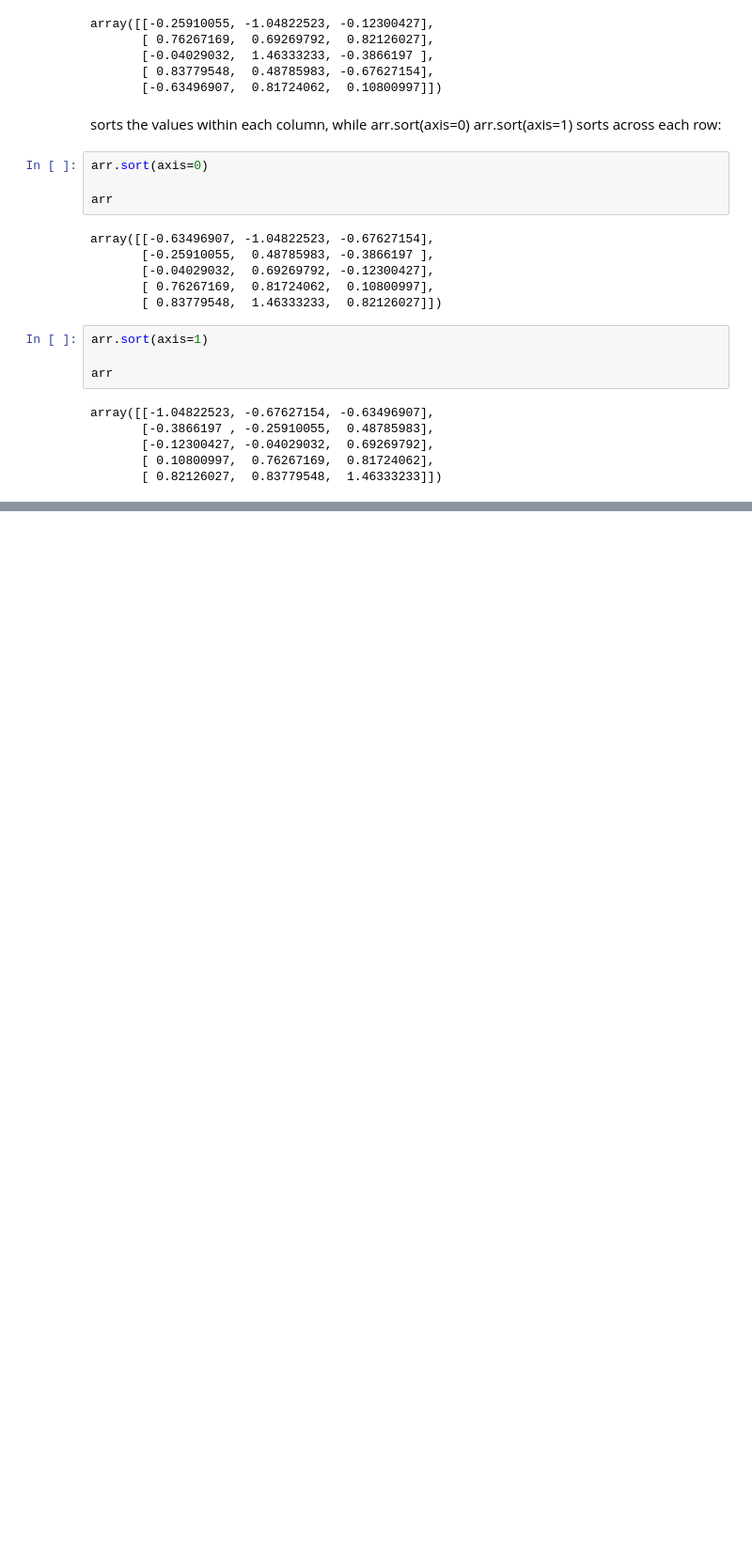
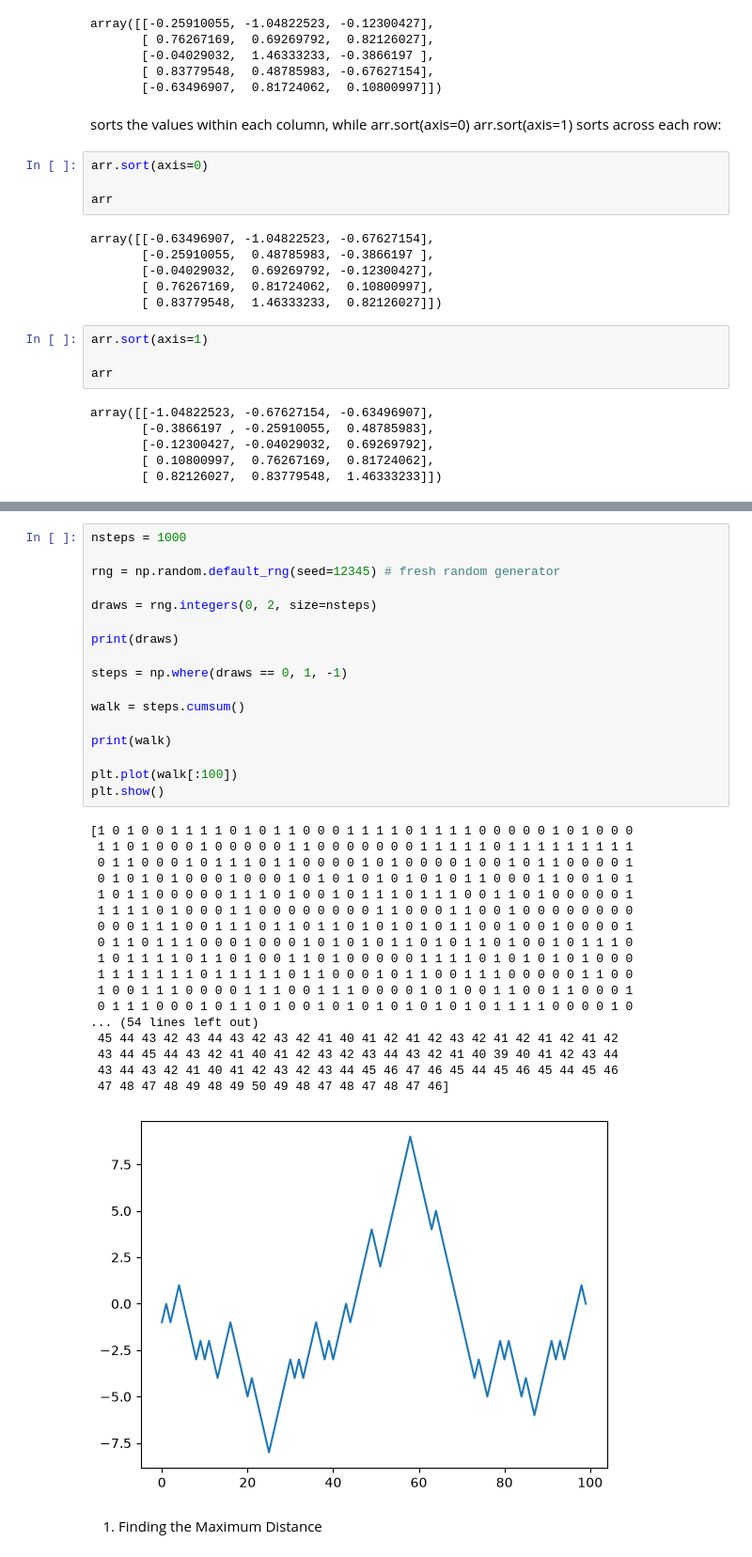
Before and after one commit to navneet-srivastava/python-data-analysis, a Jupyter notebook: pseudorandom_number_generation.ipynb, the cells around one changed output, grey strips where cells are left out. Shown at 94% size. Drawn from its saved outputs; the diff is of its cells as text; blank space fills up the shorter version.

```diff
--- a/pseudorandom_number_generation.ipynb
+++ b/pseudorandom_number_generation.ipynb
@@ -453,0 +524,38 @@ array([[-1.04822523, -0.67627154, -0.63496907],
+# %%
+nsteps = 1000
+
+rng = np.random.default_rng(seed=12345) # fresh random generator
+
+draws = rng.integers(0, 2, size=nsteps)
+
+print(draws)
+
+steps = np.where(draws == 0, 1, -1)
+
+walk = steps.cumsum()
+
+print(walk)
+
+plt.plot(walk[:100])
+plt.show()
+# %% [output]
+[1 0 1 0 0 1 1 1 1 0 1 0 1 1 0 0 0 1 1 1 1 0 1 1 1 1 0 0 0 0 0 1 0 1 0 0 0
+ 1 1 0 1 0 0 0 1 0 0 0 0 0 1 1 0 0 0 0 0 0 0 1 1 1 1 1 0 1 1 1 1 1 1 1 1 1
+ 0 1 1 0 0 0 1 0 1 1 1 0 1 1 0 0 0 0 1 0 1 0 0 0 0 1 0 0 1 0 1 1 0 0 0 0 1
+ 0 1 0 1 0 1 0 0 0 1 0 0 0 1 0 1 0 1 0 1 0 1 0 1 0 1 1 0 0 0 1 1 0 0 1 0 1
+ 1 0 1 1 0 0 0 0 0 1 1 1 0 1 0 0 1 0 1 1 1 0 1 1 1 0 0 1 1 0 1 0 0 0 0 0 1
+ 1 1 1 1 0 1 0 0 0 1 1 0 0 0 0 0 0 0 0 1 1 0 0 0 1 1 0 0 1 0 0 0 0 0 0 0 0
+ 0 0 0 1 1 1 0 0 1 1 1 0 1 1 0 1 1 0 1 0 1 0 1 0 1 1 0 0 1 0 0 1 0 0 0 0 1
+ 0 1 1 0 1 1 1 0 0 0 1 0 0 0 1 0 1 0 1 0 1 1 0 1 0 1 1 0 1 0 0 1 0 1 1 1 0
+ 1 0 1 1 1 1 0 1 1 0 1 0 0 1 1 0 1 0 0 0 0 0 1 1 1 1 0 1 0 1 0 1 0 1 0 0 0
+ 1 1 1 1 1 1 1 0 1 1 1 1 1 0 1 1 0 0 0 1 0 1 1 0 0 1 1 1 0 0 0 0 0 1 1 0 0
+ 1 0 0 1 1 1 0 0 0 0 1 1 1 0 0 1 1 1 0 0 0 0 1 0 1 0 0 1 1 0 0 1 1 0 0 0 1
+ 0 1 1 1 0 0 0 1 0 1 1 0 1 0 0 1 0 1 0 1 0 1 0 1 0 1 0 1 1 1 1 0 0 0 0 1 0
+... (54 lines left out)
+ 45 44 43 42 43 44 43 42 43 42 41 40 41 42 41 42 43 42 41 42 41 42 41 42
+ 43 44 45 44 43 42 41 40 41 42 43 42 43 44 43 42 41 40 39 40 41 42 43 44
+ 43 44 43 42 41 40 41 42 43 42 43 44 45 46 47 46 45 44 45 46 45 44 45 46
+ 47 48 47 48 49 48 49 50 49 48 47 48 47 48 47 46]
+[figure, added]
+# %% [markdown]
+1. Finding the Maximum Distance
```
Also changed, not shown: parts of 19 cells of this notebook, 3 other files.
